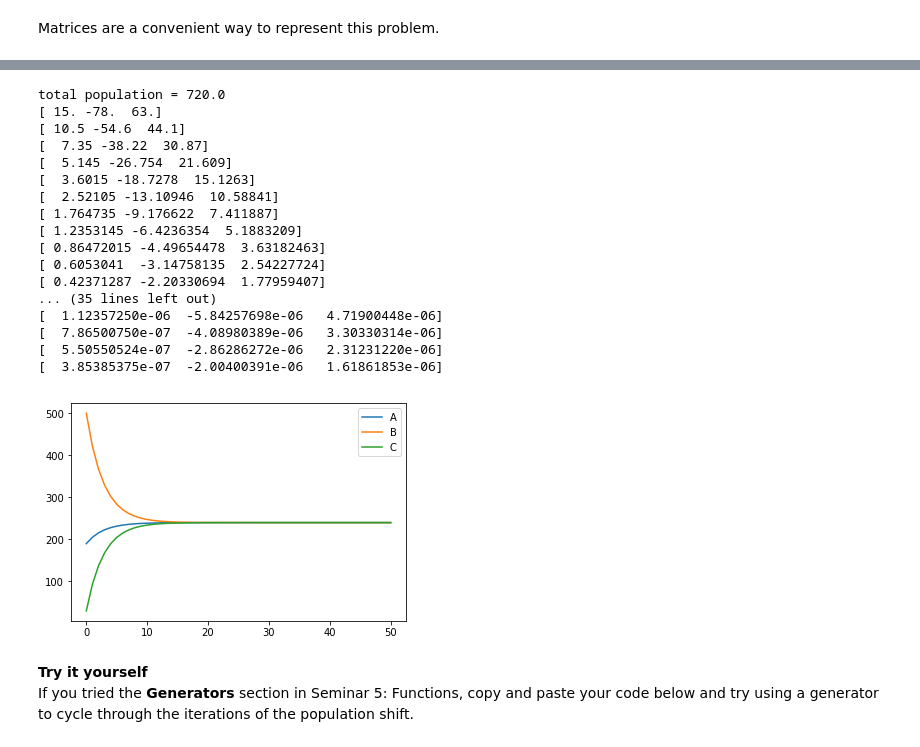
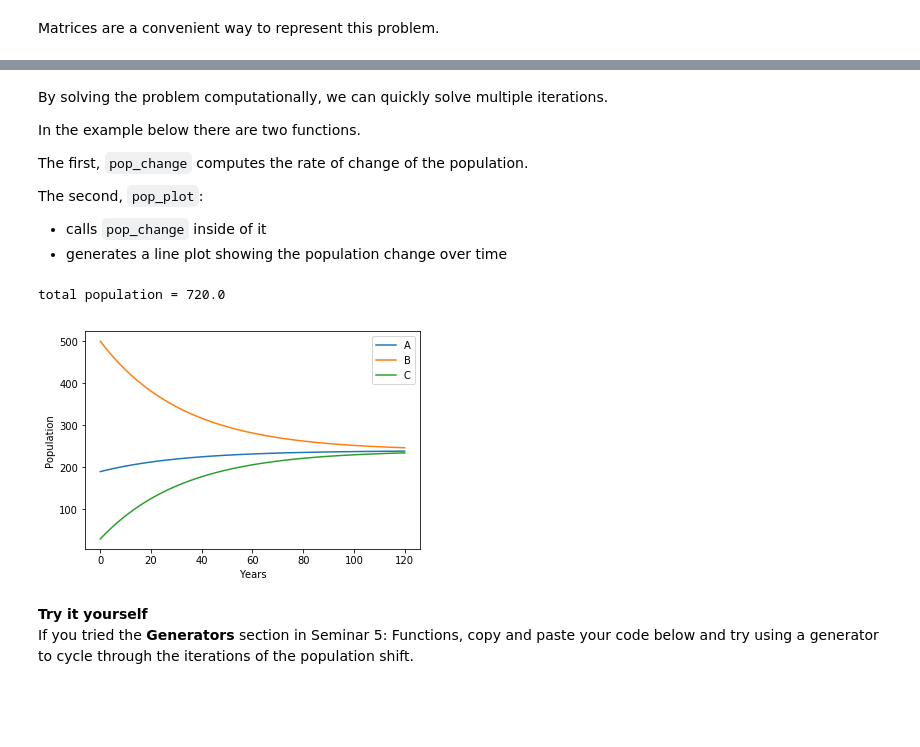
Before and after one commit to hphilamore/ILAS_python, a Jupyter notebook: 7_Numerical_computation_with_Numpy.ipynb, the cells around one changed output, grey strips where cells are left out. Cells and saved outputs as stored; diff of their text form; code cells hidden in the pictures; blank space fills up the shorter version.

```diff
--- a/7_Numerical_computation_with_Numpy.ipynb
+++ b/7_Numerical_computation_with_Numpy.ipynb
@@ -1722,68 +1679,60 @@ total population = 720
+# %% [markdown]
+By solving the problem computationally, we can quickly solve multiple iterations.
+
+In the example below there are two functions.
+
+The first, `pop_change` computes the rate of change of the population.
+
+The second, `pop_plot`:
+- calls `pop_change` inside of it
+- generates a line plot showing the population change over time
 # %%
 # Initial population
-pop_init = np.array([190.0, 500.0, 30.0])
-print(f"total population = {np.sum(pop_init)}")
+P0 = np.array([190.0, 500.0, 30.0])
 
-# Matrix to compute change in population
-T = np.full((3, 3), 0.5)
-np.fill_diagonal(T, -1)
+# Matrix migration or M
+migration = np.full((3, 3), 0.01)
+np.fill_diagonal(migration, -0.02)
 
-T = np.full((3, 3), 0.1)
-np.fill_diagonal(T, -0.2)
-
-
-def pop_change(pop, transition=T):
-    "Computes the change in population of three cities"
-    return np.dot(pop, transition)
-
+def pop_change(P, M=migration):
+    "Computes the rate of change in population of three cities"
+    return np.dot(P, M)
 
 
 def pop_plot(iterations, population):
     "Plots the population over the number of iterations specified"
 
     # make 2D array to append values to a column for each city
     record_pop = population.reshape((1,3))
 
     for i in range(iterations):
 
-        print(pop_change(population))
-
+        # Increment population size
         population = population + pop_change(population)
 
+        # Save the population data
         record_pop = (np.append(record_pop,
                                 population.reshape((1,3)), # make 2D array
                                 axis = 0))
 
-    #print(record_pop)
+
     plt.plot(record_pop[:,0] , label="A")
     plt.plot(record_pop[:,1] , label="B")
     plt.plot(record_pop[:,2] , label="C")
+    plt.xlabel("Years")
+    plt.ylabel("Population")
     plt.legend();
     #plt.plot(record_pop)
     #print(record_pop)
 
 
 # Plot the change in the populations of the cities over time
-pop_plot(iterations=50, population=pop_init)
+pop_plot(iterations=120, population=P0)
+
+print(f"total population = {np.sum(P)}")
 # %% [output]
 total population = 720.0
-[ 15. -78.  63.]
-[ 10.5 -54.6  44.1]
-[  7.35 -38.22  30.87]
-[  5.145 -26.754  21.609]
-[  3.6015 -18.7278  15.1263]
-[  2.52105 -13.10946  10.58841]
-[ 1.764735 -9.176622  7.411887]
-[ 1.2353145 -6.4236354  5.1883209]
-[ 0.86472015 -4.49654478  3.63182463]
-[ 0.6053041  -3.14758135  2.54227724]
-[ 0.42371287 -2.20330694  1.77959407]
-... (35 lines left out)
-[  1.12357250e-06  -5.84257698e-06   4.71900448e-06]
-[  7.86500750e-07  -4.08980389e-06   3.30330314e-06]
-[  5.50550524e-07  -2.86286272e-06   2.31231220e-06]
-[  3.85385375e-07  -2.00400391e-06   1.61861853e-06]
-[figure, old version]
+[figure, new version]
 # %% [markdown]
 __Try it yourself__
 <br>If you tried the __Generators__ section in Seminar 5: Functions, copy and paste your code below and try using a generator to cycle through the iterations of the population shift.
```
Also changed, not shown: parts of 42 cells of this notebook, 8 other files.
